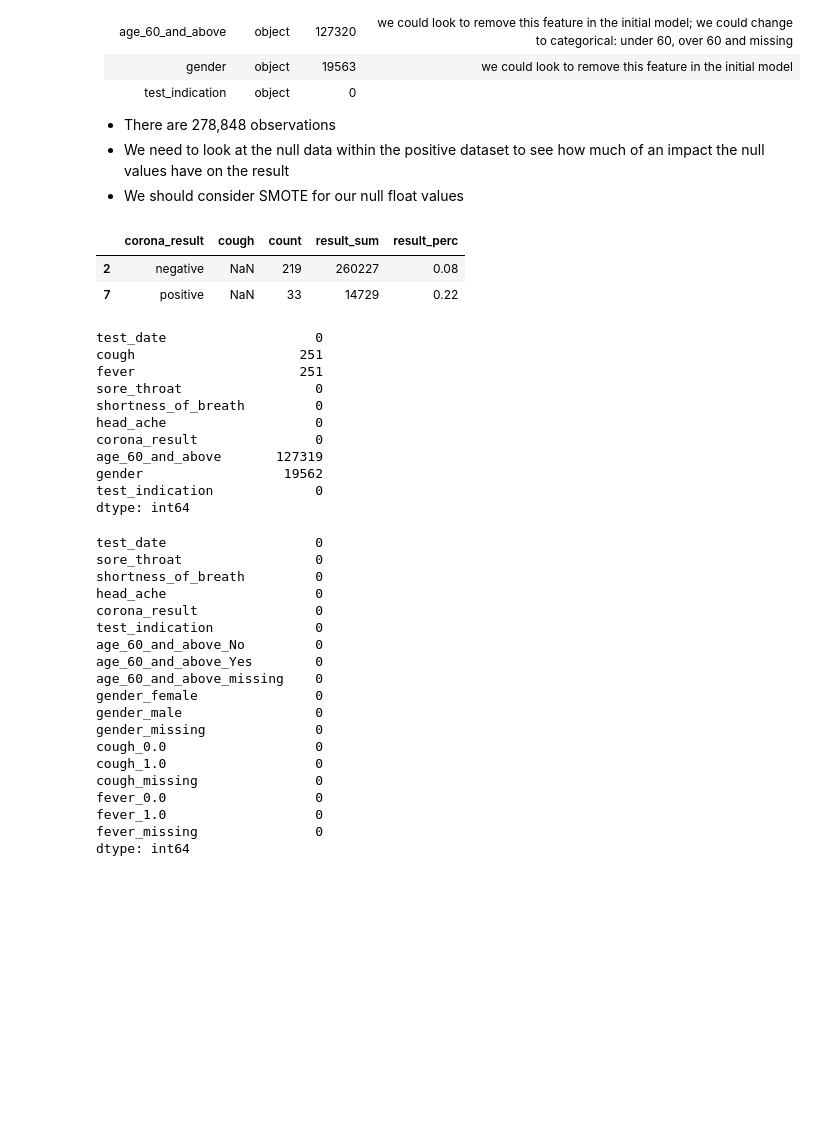
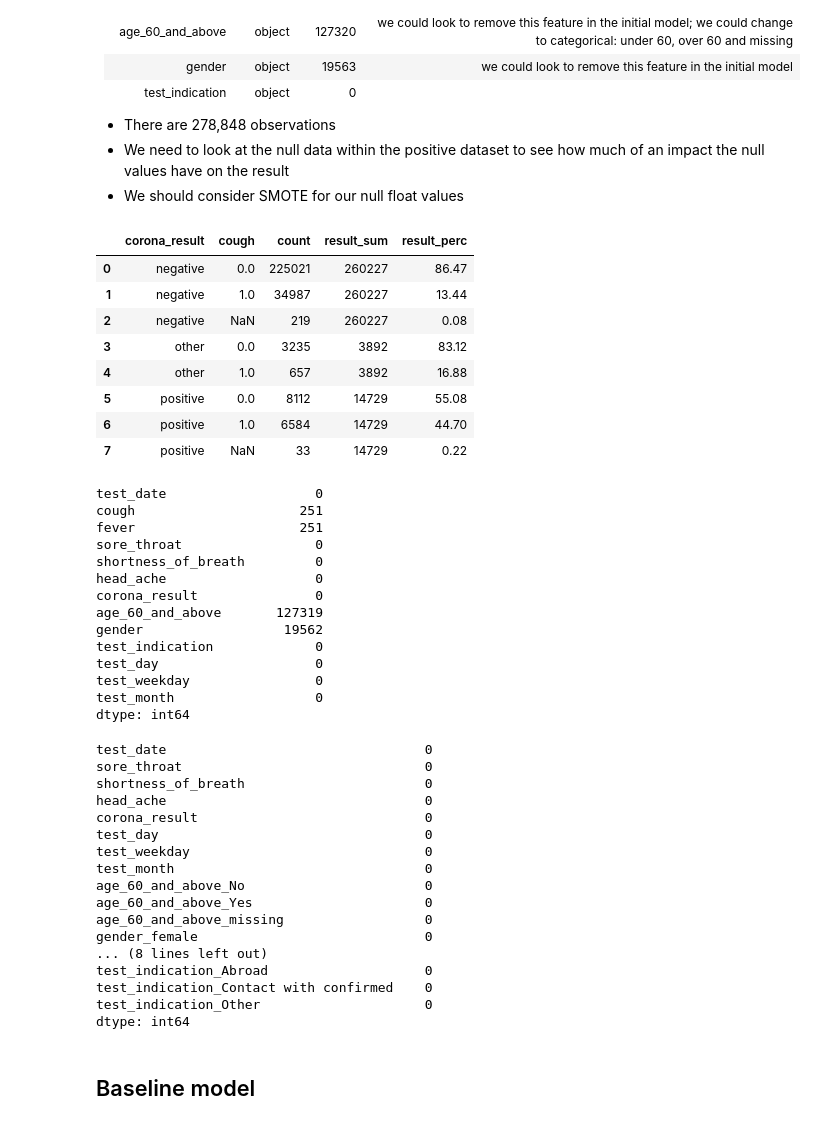
Before and after one commit to yauemily/L7_Hackathon, a Jupyter notebook: c19_pred_model.ipynb, the cells around one changed output. Cells and saved outputs as stored; diff of their text form; code cells hidden in the pictures; blank space fills up the shorter version.

```diff
--- a/c19_pred_model.ipynb
+++ b/c19_pred_model.ipynb
@@ -30,6 +34,11 @@ from matplotlib import pyplot as plt
 # Add your code here
 data = pd.read_csv('data/corona_tested_individuals_ver_006.english.csv', dtype={'age_60_and_above': str})
 data['test_date'] = pd.to_datetime(data['test_date'] )
+
+data['test_day'] = data['test_date'].dt.day
+data['test_weekday'] = data['test_date'].dt.weekday
+data['test_month'] = data['test_date'].dt.month
+
 data.head()
 # %% [output]
 |  | test_date | cough | fever | sore_throat | shortness_of_breath | head_ache | corona_result | ... |
@@ -70,17 +112,22 @@ Descibe the dataset
 # %%
 # what about cough?
 
 test = data.groupby(['corona_result','cough'], dropna = False).size().reset_index(name = 'count')
 test['result_sum'] = test.groupby(['corona_result'])['count'].transform('sum')
 test['result_perc'] = round(test['count'] / test['result_sum'] * 100, 2)
-test[test.cough.isna()]
-
+test
 # print('''
 # Observation:
 # * ''')
 # %% [output]
 |  | corona_result | cough | count | result_sum | result_perc |
+| 0 | negative | 0.0 | 225021 | 260227 | 86.47 |
+| 1 | negative | 1.0 | 34987 | 260227 | 13.44 |
 | 2 | negative | NaN | 219 | 260227 | 0.08 |
+| 3 | other | 0.0 | 3235 | 3892 | 83.12 |
+| 4 | other | 1.0 | 657 | 3892 | 16.88 |
+| 5 | positive | 0.0 | 8112 | 14729 | 55.08 |
+| 6 | positive | 1.0 | 6584 | 14729 | 44.70 |
 | 7 | positive | NaN | 33 | 14729 | 0.22 |
 # %%
 # Pre-Processing
@@ -99,6 +146,9 @@ corona_result               0
 age_60_and_above       127319
 gender                  19562
 test_indication             0
+test_day                    0
+test_weekday                0
+test_month                  0
 dtype: int64
 # %%
 # now one hot encode age 60 and gender
@@ -107,26 +157,24 @@ df['gender'] = df['gender'].fillna('missing')
 df['cough'] = df['cough'].fillna('missing')
 df['fever'] = df['fever'].fillna('missing')
 
-one_hot_encoded_data = pd.get_dummies(df, columns = ['age_60_and_above','gender','cough','fever'])
+one_hot_encoded_data = pd.get_dummies(df, columns = ['age_60_and_above','gender','cough','fever','test_indication'])
 #display(one_hot_encoded_data.sample(10))
 one_hot_encoded_data.isna().sum()
 # %% [output]
-test_date                   0
-sore_throat                 0
-shortness_of_breath         0
-head_ache                   0
-corona_result               0
-test_indication             0
-age_60_and_above_No         0
-age_60_and_above_Yes        0
-age_60_and_above_missing    0
-gender_female               0
-gender_male                 0
-gender_missing              0
-cough_0.0                   0
-cough_1.0                   0
-cough_missing               0
-fever_0.0                   0
-fever_1.0                   0
-fever_missing               0
+test_date                                 0
+sore_throat                               0
+shortness_of_breath                       0
+head_ache                                 0
+corona_result                             0
+test_day                                  0
+test_weekday                              0
+test_month                                0
+age_60_and_above_No                       0
+age_60_and_above_Yes                      0
+age_60_and_above_missing                  0
+gender_female                             0
+... (8 lines left out)
+test_indication_Abroad                    0
+test_indication_Contact with confirmed    0
+test_indication_Other                     0
 dtype: int64
@@ -132,0 +202,2 @@ dtype: int64
+# %% [markdown]
+## Baseline model
```
Also changed, not shown: parts of 22 cells of this notebook.
